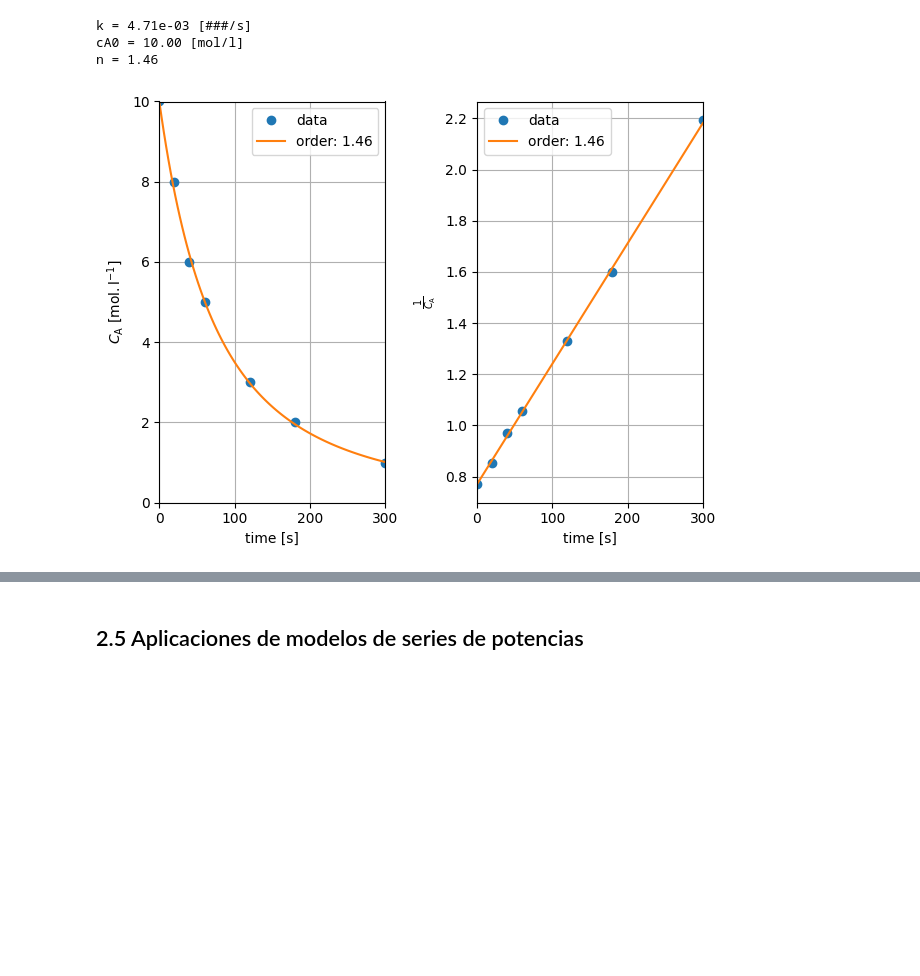
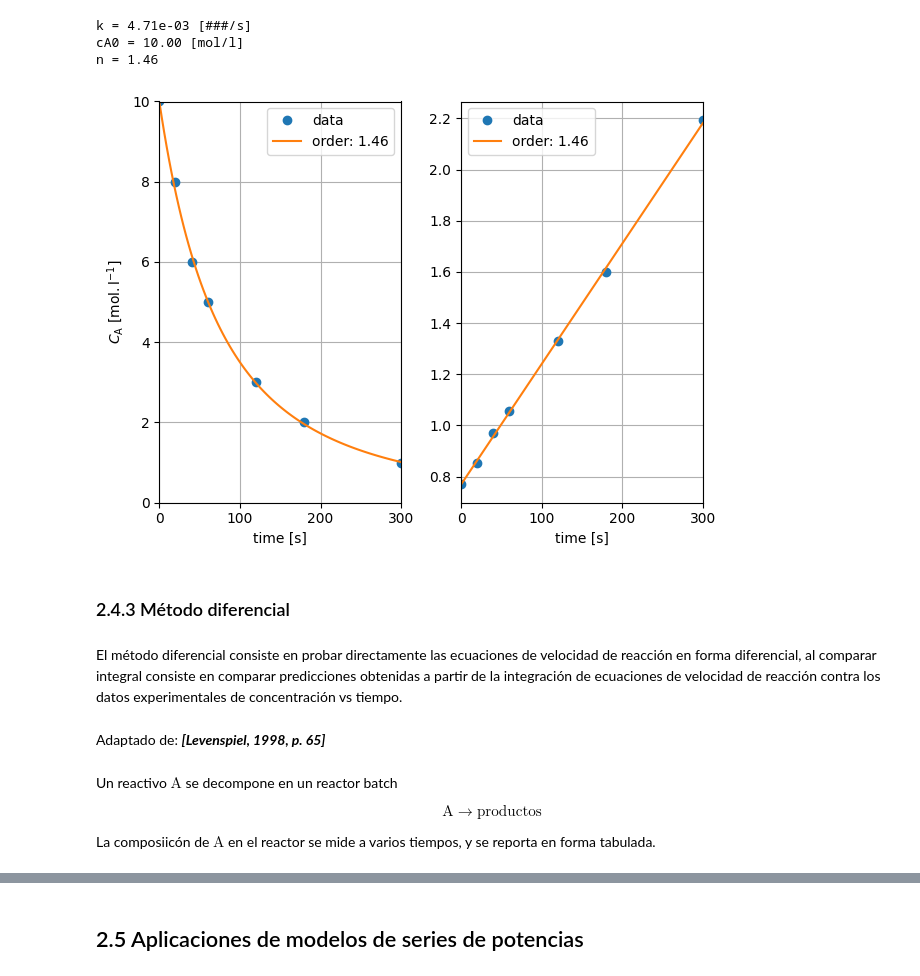
Before and after one commit to eicastroc/Kin_Cinvestav_IngMetalurgica, a Jupyter notebook: 02_Balances_VelocidadDeReaccion/02a_velocidadReaccion.ipynb, the cells around one changed output, grey strips where cells are left out. Drawn from its saved outputs; the diff is of its cells as text; code cells hidden in the pictures; blank space fills up the shorter version.

```diff
--- a/02_Balances_VelocidadDeReaccion/02a_velocidadReaccion.ipynb
+++ b/02_Balances_VelocidadDeReaccion/02a_velocidadReaccion.ipynb
@@ -325,10 +325,10 @@ params, cov = curve_fit(
     ydata=cA,
     bounds=[(eps, (cA0-eps), 1+eps), (np.inf, (cA0+eps), np.inf)]
 )
-k, cA0, n = params[0], params[1], params[2]
-print(f"k = {k:.2e} [###/s]")
-print(f"cA0 = {cA0:.2f} [mol/l]")
-print(f"n = {n:.2f}")
+ki, cA0i, ni = params[0], params[1], params[2]
+print(f"k = {ki:.2e} [###/s]")
+print(f"cA0 = {cA0i:.2f} [mol/l]")
+print(f"n = {ni:.2f}")
 # %% [output]
 k = 4.71e-03 [###/s]
 cA0 = 10.00 [mol/l]
@@ -336,32 +336,45 @@ n = 1.46
 # %%
 fig, (ax0, ax1) = plt.subplots(ncols = 2)
 
 # "raw data" vs model
 ax0.plot(df['t'], df['cA'], ls='', marker='o', label='data')
 tt = np.linspace(0, 300, 100)
-ax0.plot(tt, rate_law_n(tt, *params), label=f'order: {n:.2f}')
+ax0.plot(tt, rate_law_n(tt, *params), label=f'order: {ni:.2f}')
 ax0.set(
     xlabel="time [s]",
     ylabel=r"$C_{\mathrm{A}}$ [$\mathrm{mol.l^{-1}}$]",
     xlim = (0, 300),
     ylim = (0, 10)
 )
 ax0.grid()
 ax0.legend()
 
 # "treated data" vs model
-ax1.plot(df['t'], df['cA']**(1-n)/(n-1), ls='', marker='o', label='data')
-ax1.plot(t, k*t + cA0**(1-n)/(n-1), label=f'order: {n:.2f}')
+ax1.plot(df['t'], df['cA']**(1-ni)/(ni-1), ls='', marker='o', label='data')
+ax1.plot(t, ki*t + cA0i**(1-ni)/(ni-1), label=f'order: {ni:.2f}')
 ax1.set(
     xlabel="time [s]",
-    ylabel=r"$\frac{1}{C_{\mathrm{A}}}$",
+    ylabel=r"",
     xlim = (0, 300),
     #ylim = (0, 1.5)
 )
 ax1.grid()
 ax1.legend()
 
 fig.tight_layout()
 plt.show()
 # %% [output]
-[figure, old version]
+[figure, new version]
+# %% [markdown]
+### 2.4.3 Método diferencial
+# %% [markdown]
+El método diferencial consiste en probar directamente las ecuaciones de velocidad de reacción en forma diferencial, al comparar
+integral consiste en comparar predicciones obtenidas a partir de la integración de ecuaciones de velocidad de reacción contra los datos experimentales de concentración vs tiempo.
+# %% [markdown]
+Adaptado de: ***[Levenspiel, 1998, p. 65]***
+# %% [markdown]
+Un reactivo $\mathrm{A}$ se decompone en un reactor batch
+
+$$\mathrm{A \longrightarrow productos}$$
+
+La composiicón de $\mathrm{A}$ en el reactor se mide a varios tiempos, y se reporta en forma tabulada.
```
Also changed, not shown: parts of 19 cells of this notebook, 2 other files.
